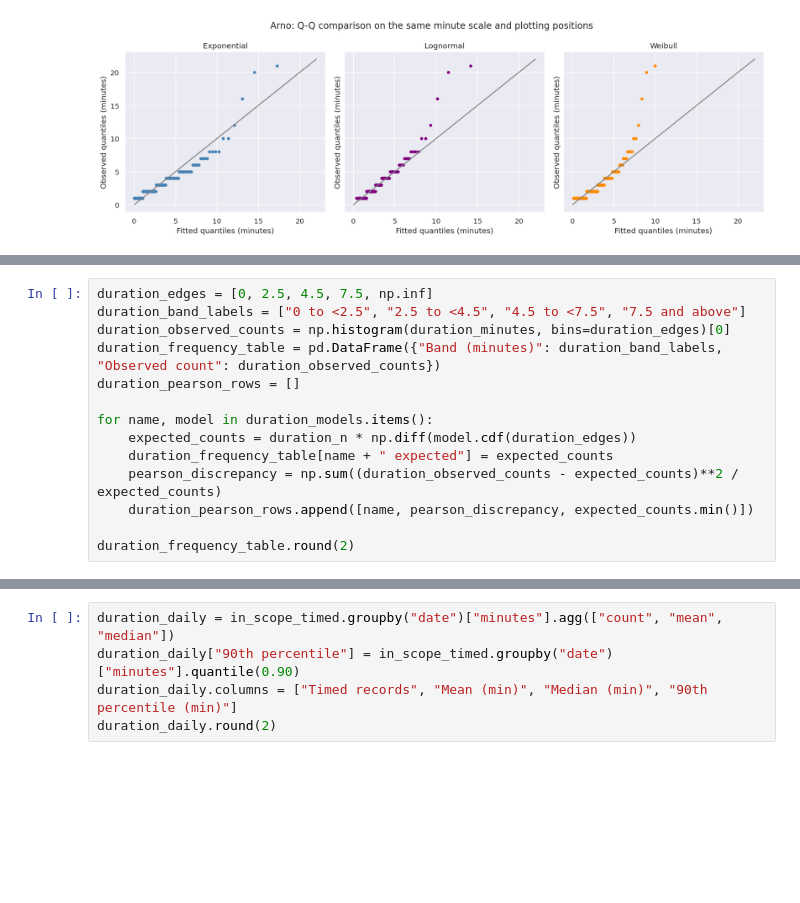
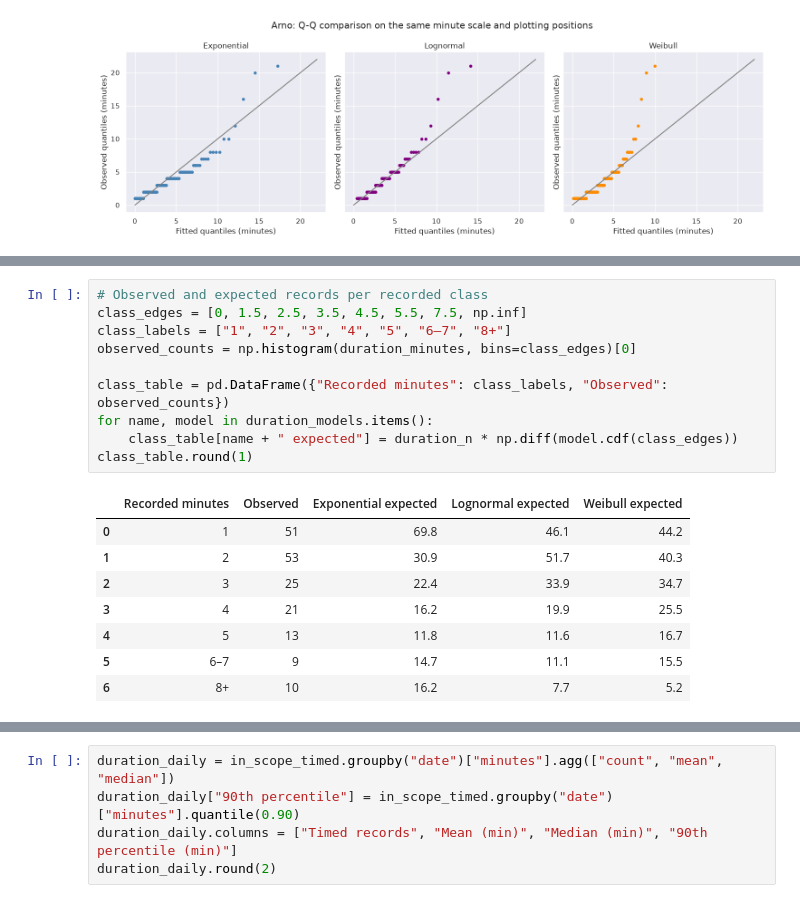
Before and after one commit to Luuuuuig/Bachelor-End-Project, a Jupyter notebook: Arno_Analysis_2026_10_02.ipynb, the cells around one changed output, grey strips where cells are left out. Saved outputs shown, nothing was run; the diff lists cells and outputs as text; blank space fills up the shorter version.

```diff
--- a/Arno_Analysis_2026_10_02.ipynb
+++ b/Arno_Analysis_2026_10_02.ipynb
@@ -538,14 +533,0 @@ Montgomery and Runger Section 9-7 and Ebeling Chapter 14 discuss goodness-of-fit
-# %%
-duration_edges = [0, 2.5, 4.5, 7.5, np.inf]
-duration_band_labels = ["0 to <2.5", "2.5 to <4.5", "4.5 to <7.5", "7.5 and above"]
-duration_observed_counts = np.histogram(duration_minutes, bins=duration_edges)[0]
-duration_frequency_table = pd.DataFrame({"Band (minutes)": duration_band_labels, "Observed count": duration_observed_counts})
-duration_pearson_rows = []
-
-for name, model in duration_models.items():
-    expected_counts = duration_n * np.diff(model.cdf(duration_edges))
-    duration_frequency_table[name + " expected"] = expected_counts
-    pearson_discrepancy = np.sum((duration_observed_counts - expected_counts)**2 / expected_counts)
-    duration_pearson_rows.append([name, pearson_discrepancy, expected_counts.min()])
-
-duration_frequency_table.round(2)
@@ -567,0 +546,19 @@ duration_pearson.round(3)
+# %%
+# Observed and expected records per recorded class
+class_edges = [0, 1.5, 2.5, 3.5, 4.5, 5.5, 7.5, np.inf]
+class_labels = ["1", "2", "3", "4", "5", "6–7", "8+"]
+observed_counts = np.histogram(duration_minutes, bins=class_edges)[0]
+
+class_table = pd.DataFrame({"Recorded minutes": class_labels, "Observed": observed_counts})
+for name, model in duration_models.items():
+    class_table[name + " expected"] = duration_n * np.diff(model.cdf(class_edges))
+class_table.round(1)
+# %% [output]
+|  | Recorded minutes | Observed | Exponential expected | Lognormal expected | Weibull expected |
+| 0 | 1 | 51 | 69.8 | 46.1 | 44.2 |
+| 1 | 2 | 53 | 30.9 | 51.7 | 40.3 |
+| 2 | 3 | 25 | 22.4 | 33.9 | 34.7 |
+| 3 | 4 | 21 | 16.2 | 19.9 | 25.5 |
+| 4 | 5 | 13 | 11.8 | 11.6 | 16.7 |
+| 5 | 6–7 | 9 | 14.7 | 11.1 | 15.5 |
+| 6 | 8+ | 10 | 16.2 | 7.7 | 5.2 |
```
Also changed, not shown: parts of 25 cells of this notebook.
